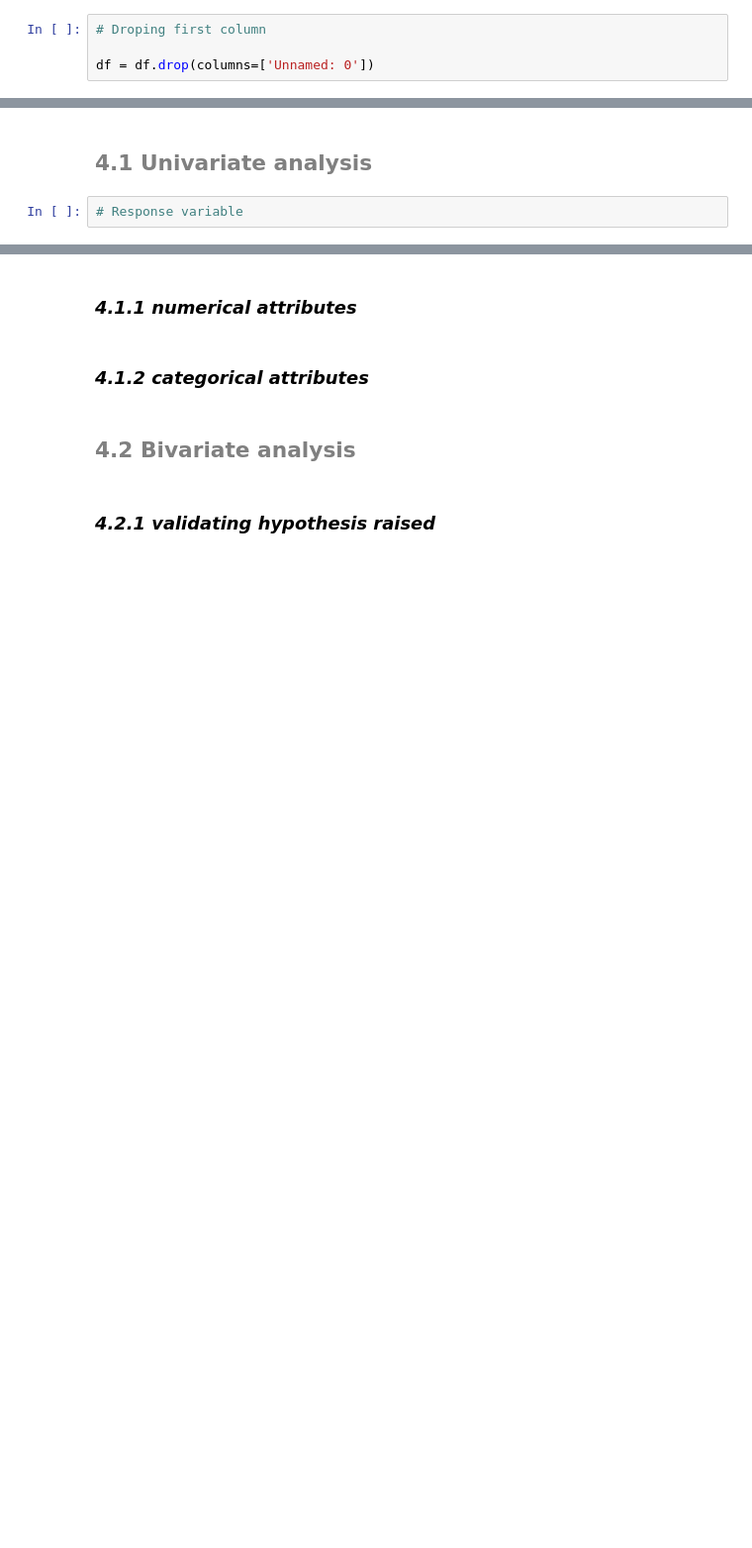
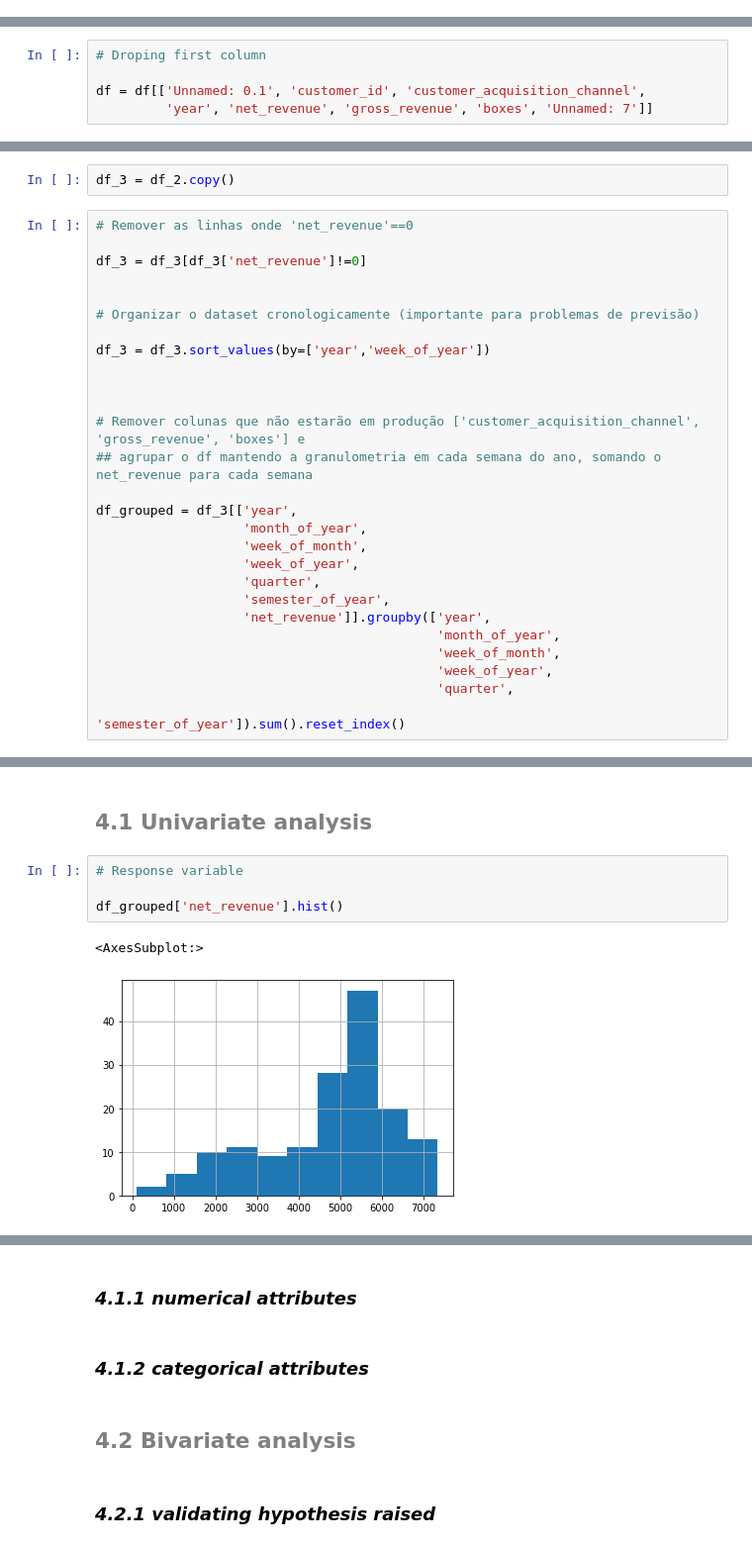
Before and after one commit to GustavoHBDuarte/just-chalenge, a Jupyter notebook: notebook_main.ipynb, the cells around one changed output, grey strips where cells are left out. Shown at 99% size. Saved outputs shown, nothing was run; the diff lists cells and outputs as text; blank space fills up the shorter version.

```diff
--- a/notebook_main.ipynb
+++ b/notebook_main.ipynb
@@ -69,7 +86,3 @@ print('Number of columns: {}'.format(df.shape[1]))
 # %% [output]
 Number of rows: 715875
 Number of columns: 9
-# %%
-# Droping first column
-
-df = df.drop(columns=['Unnamed: 0'])
@@ -109,0 +96,5 @@ for i in df[df['customer_id'].isna() & df['customer_acquisition_channel'].isna()
+# %%
+# Droping first column
+
+df = df[['Unnamed: 0.1', 'customer_id', 'customer_acquisition_channel',
+         'year', 'net_revenue', 'gross_revenue', 'boxes', 'Unnamed: 7']]
@@ -819,2 +863,31 @@ df_2
 # %% [markdown]
 # 3.0 Data filtering
+# %%
+df_3 = df_2.copy()
+# %%
+# Remover as linhas onde 'net_revenue'==0
+
+df_3 = df_3[df_3['net_revenue']!=0]
+
+
+# Organizar o dataset cronologicamente (importante para problemas de previsão)
+
+df_3 = df_3.sort_values(by=['year','week_of_year'])
+
+
+
+# Remover colunas que não estarão em produção ['customer_acquisition_channel', 'gross_revenue', 'boxes'] e
+## agrupar o df mantendo a granulometria em cada semana do ano, somando o net_revenue para cada semana
+
+df_grouped = df_3[['year',
+                   'month_of_year',
+                   'week_of_month',
+                   'week_of_year',
+                   'quarter',
+                   'semester_of_year',
+                   'net_revenue']].groupby(['year',
+                                            'month_of_year',
+                                            'week_of_month',
+                                            'week_of_year',
+                                            'quarter',
+                                            'semester_of_year']).sum().reset_index()
@@ -824,3 +917,8 @@ df_2
 ## <font color="gray"> 4.1 Univariate analysis </font>
 # %%
 # Response variable
+
+df_grouped['net_revenue'].hist()
+# %% [output]
+<AxesSubplot:>
+[figure, added]
```
Also changed, not shown: parts of 113 cells of this notebook.
